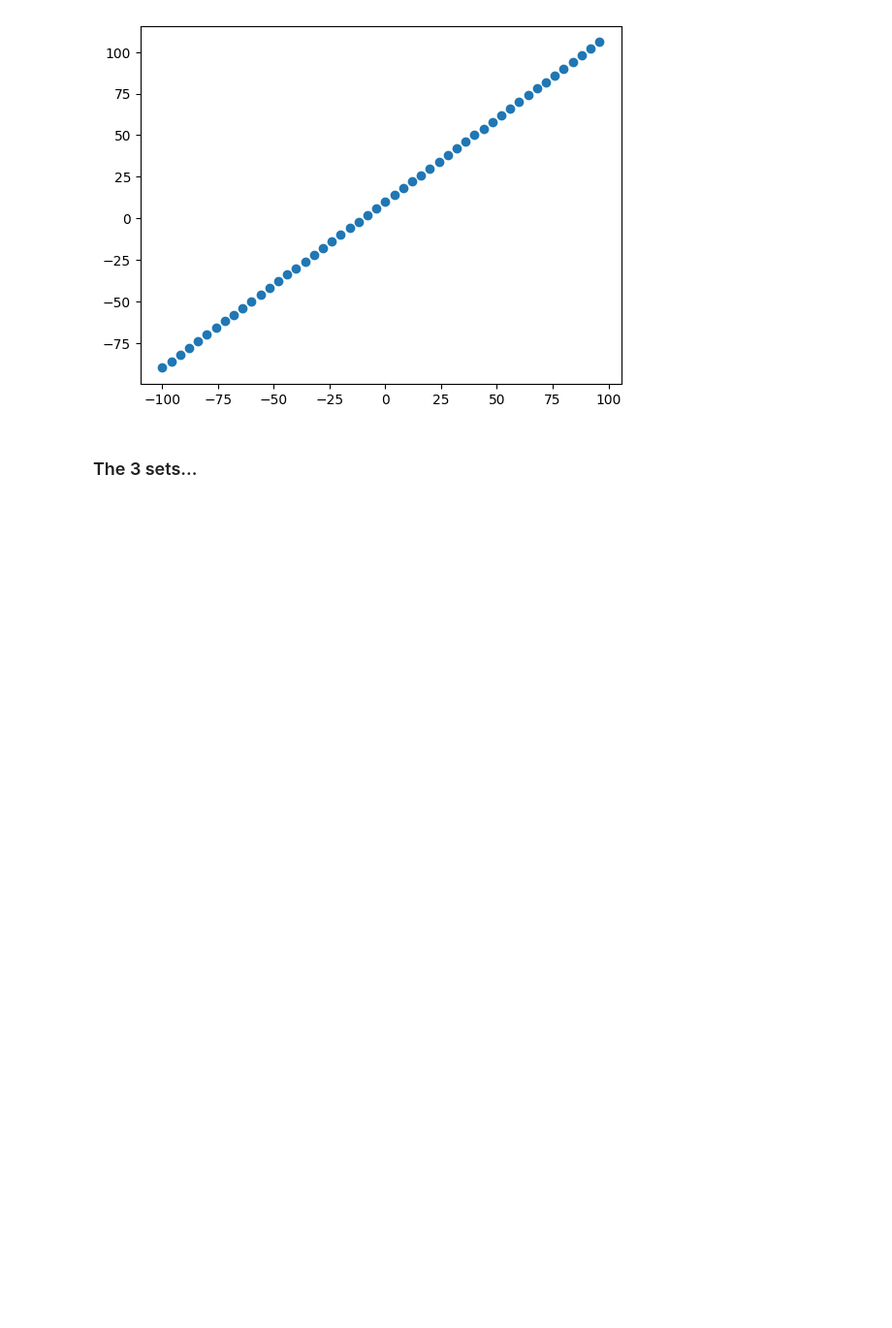
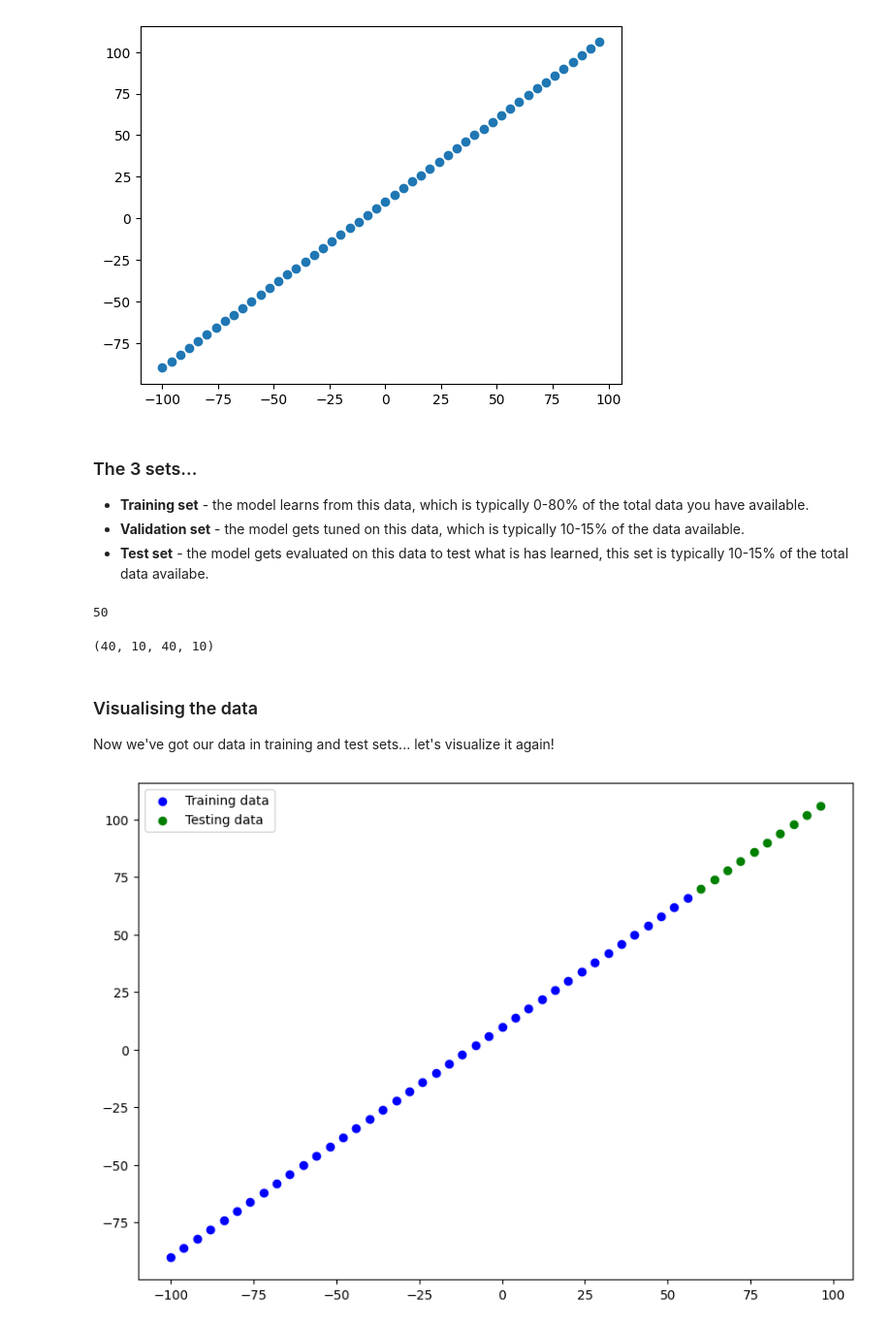
Before and after one commit to Hardtophead/Learn_DL_With_Tensorflow, a Jupyter notebook: 01_neural_network_regression_in_tensorflow_video.ipynb, the cells around one changed output. Shown at 97% size. Cells and saved outputs as stored; diff of their text form; code cells hidden in the pictures; blank space fills up the shorter version.

```diff
--- a/01_neural_network_regression_in_tensorflow_video.ipynb
+++ b/01_neural_network_regression_in_tensorflow_video.ipynb
@@ -406,3 +404,38 @@ plt.scatter(X, y)
 [figure]
 # %% [markdown]
 ### The 3 sets...
+
+* **Training set** - the model learns from this data, which is typically 0-80% of the total data you have available.
+* **Validation set** - the model gets tuned on this data, which is typically 10-15% of the data available.
+* **Test set** - the model gets evaluated on this data to test what is has learned, this set is typically 10-15% of the total data availabe.
+# %%
+# Check the length of how many samples we have
+len(X)
+# %% [output]
+50
+# %%
+# Split the data into train and tes sets
+X_train = X[:40] # first 40 are training samples (80% of the data)
+y_train = y[:40]
+
+X_test = X [40:] # last 10 are testing samples (20% of the data)
+y_test = y[40:]
+
+len(X_train), len(X_test), len(y_train), len(y_test)
+# %% [output]
+(40, 10, 40, 10)
+# %% [markdown]
+### Visualising the data
+
+Now we've got our data in training and test sets... let's visualize it again!
+# %%
+plt.figure(figsize=(10, 7))
+# Plot training data in blue
+plt.scatter(X_train, y_train, c='b', label='Training data')
+# Plot test data in green
+plt.scatter(X_test, y_test, c='g', label="Testing data")
+# Show a legend
+plt.legend()
+plt.show()
+# %% [output]
+[figure, added]
```
Also changed, not shown: parts of 9 cells of this notebook.
